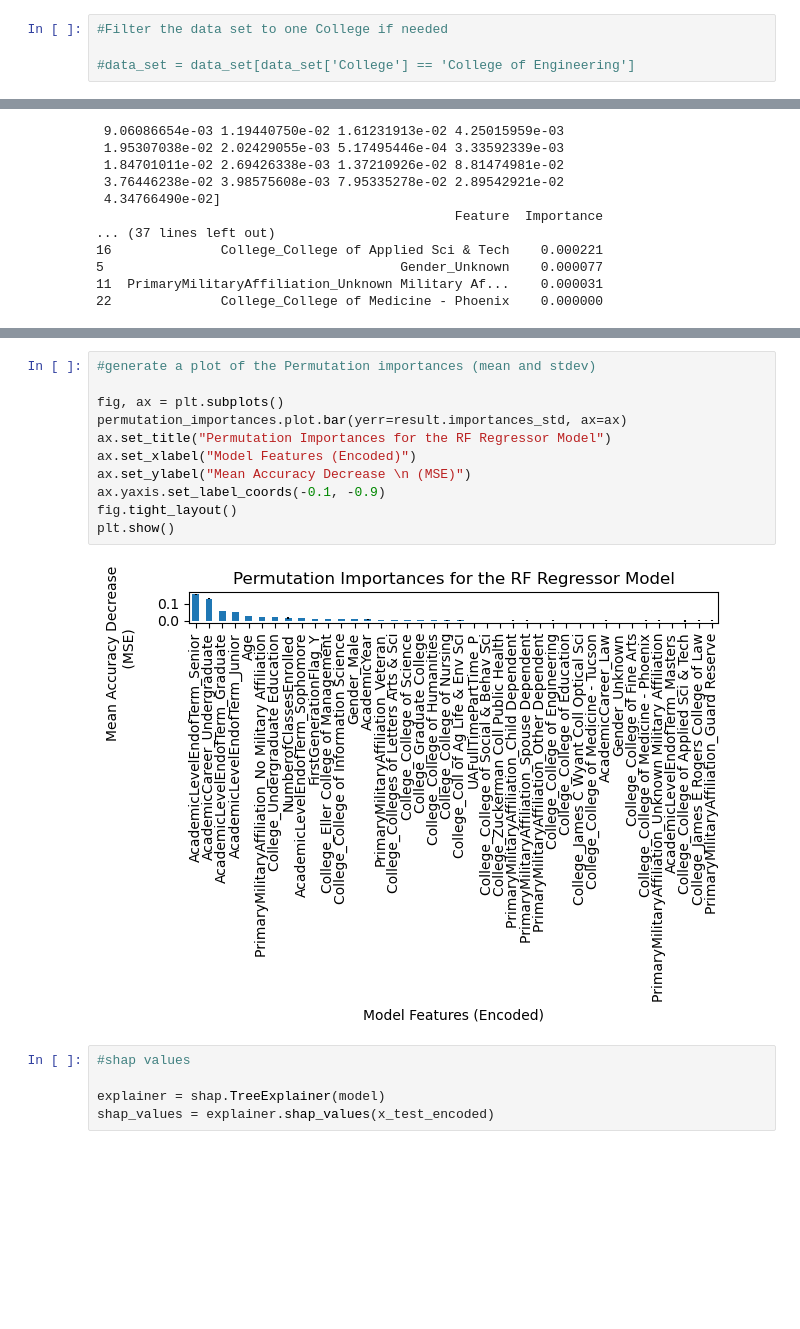
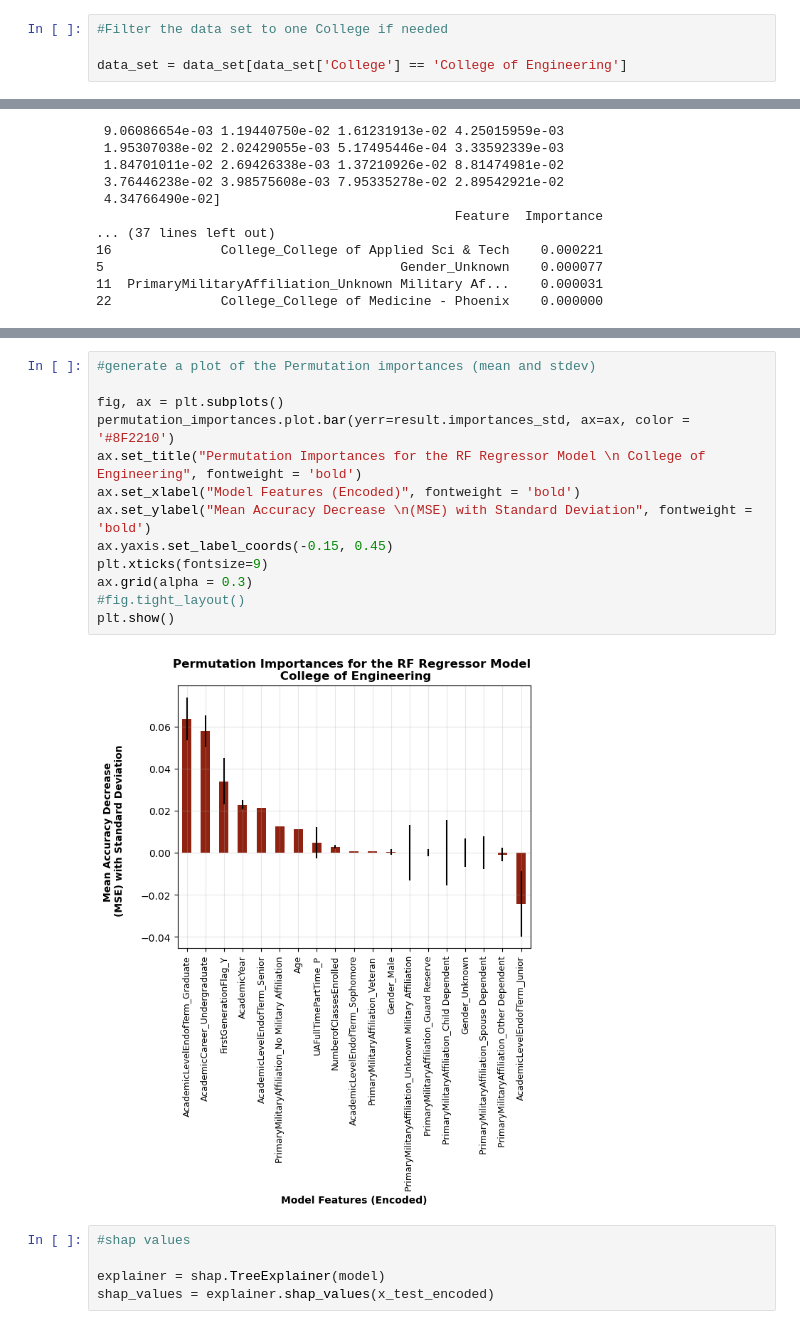
Before and after one commit to gburden6/INFO698-Fall2025-GB-PM, a Jupyter notebook: RF_Model_Notebook.ipynb, the cells around one changed output, grey strips where cells are left out. Saved outputs shown, nothing was run; the diff lists cells and outputs as text; blank space fills up the shorter version.

```diff
--- a/RF_Model_Notebook.ipynb
+++ b/RF_Model_Notebook.ipynb
@@ -53,7 +52,7 @@ print(data_set.shape)
 # %%
 #Filter the data set to one College if needed
 
-#data_set = data_set[data_set['College'] == 'College of Engineering']
+data_set = data_set[data_set['College'] == 'College of Engineering']
 # %%
 #viewing basic summary stats of the features
 
@@ -319,16 +318,18 @@ dtype: float64
 # %%
 #generate a plot of the Permutation importances (mean and stdev)
 
 fig, ax = plt.subplots()
-permutation_importances.plot.bar(yerr=result.importances_std, ax=ax)
-ax.set_title("Permutation Importances for the RF Regressor Model")
-ax.set_xlabel("Model Features (Encoded)")
-ax.set_ylabel("Mean Accuracy Decrease \n (MSE)")
-ax.yaxis.set_label_coords(-0.1, -0.9)
-fig.tight_layout()
+permutation_importances.plot.bar(yerr=result.importances_std, ax=ax, color = '#8F2210')
+ax.set_title("Permutation Importances for the RF Regressor Model \n College of Engineering", fontweight = 'bold')
+ax.set_xlabel("Model Features (Encoded)", fontweight = 'bold')
+ax.set_ylabel("Mean Accuracy Decrease \n(MSE) with Standard Deviation", fontweight = 'bold')
+ax.yaxis.set_label_coords(-0.15, 0.45)
+plt.xticks(fontsize=9)
+ax.grid(alpha = 0.3)
+#fig.tight_layout()
 plt.show()
 # %% [output]
-[figure, old version]
+[figure, new version]
 # %%
 #shap values
 
```
Also changed, not shown: parts of 4 cells of this notebook.
